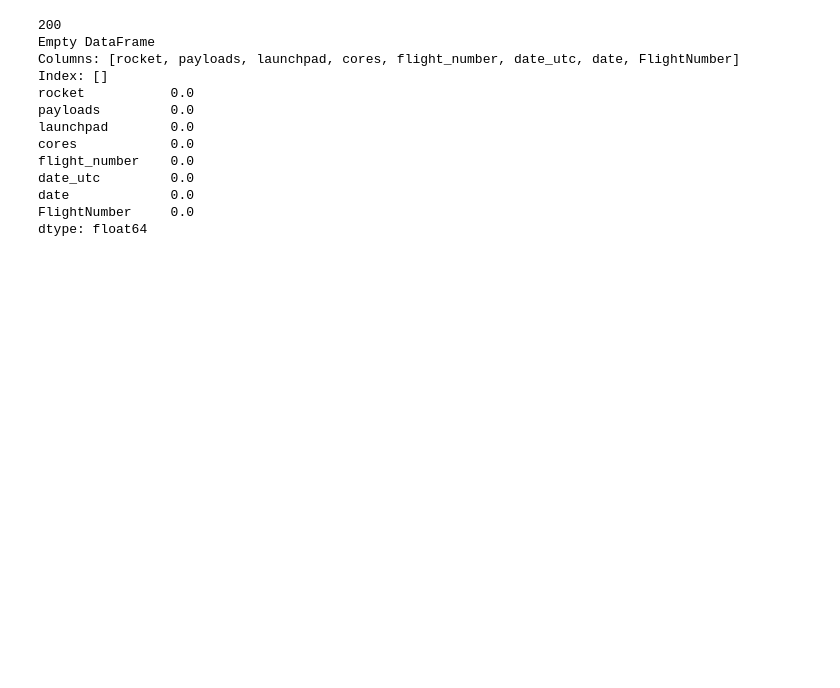
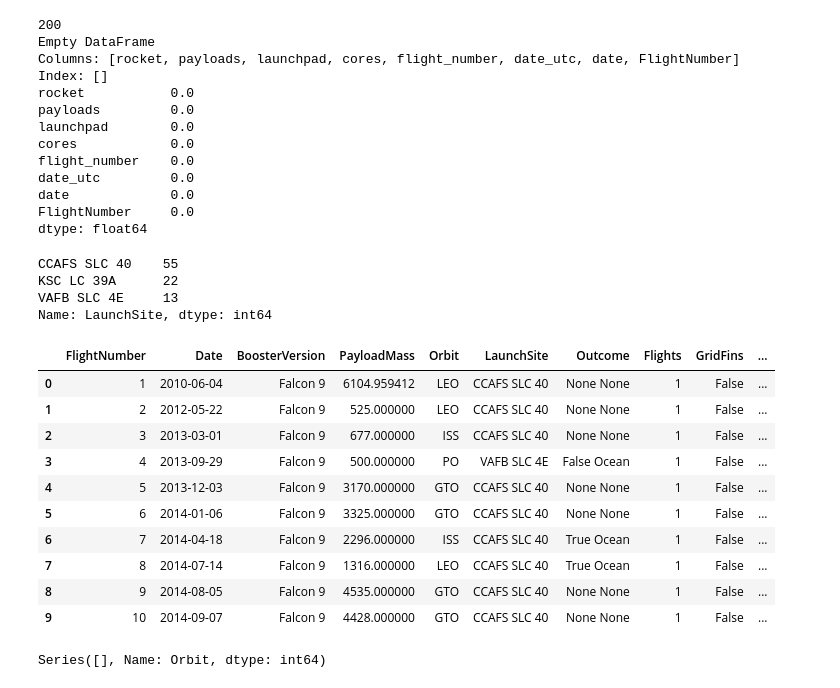
Before and after one commit to lunatrifx/PaulTestRepo, a Jupyter notebook: Paul's IBM Jupyter Notebook.ipynb, the cells around one changed output. Saved outputs shown, nothing was run; the diff lists cells and outputs as text; code cells hidden in the pictures; blank space fills up the shorter version.

```diff
--- a/Paul's IBM Jupyter Notebook.ipynb
+++ b/Paul's IBM Jupyter Notebook.ipynb
@@ -199,0 +203,33 @@ dtype: float64
+# %%
+URL = 'https://cf-courses-data.s3.us.cloud-object-storage.appdomain.cloud/IBM-DS0321EN-SkillsNetwork/datasets/dataset_part_1.csv'
+
+# Read the CSV file from the URL into a DataFrame
+df = pd.read_csv(URL)
+
+# Use value_counts() on a specific column
+column_counts = df['LaunchSite'].value_counts()
+
+# Print the value counts
+print(column_counts)
+
+# this snippet determines early the number of launches at each location
+# %% [output]
+CCAFS SLC 40    55
+KSC LC 39A      22
+VAFB SLC 4E     13
+Name: LaunchSite, dtype: int64
+# %%
+df=pd.read_csv(URL)
+df.head(10)
+# %% [output]
+|  | FlightNumber | Date | BoosterVersion | PayloadMass | Orbit | LaunchSite | Outcome | Flights | GridFins | ... |
+| 0 | 1 | 2010-06-04 | Falcon 9 | 6104.959412 | LEO | CCAFS SLC 40 | None None | 1 | False | ... |
+| 1 | 2 | 2012-05-22 | Falcon 9 | 525.000000 | LEO | CCAFS SLC 40 | None None | 1 | False | ... |
+| 2 | 3 | 2013-03-01 | Falcon 9 | 677.000000 | ISS | CCAFS SLC 40 | None None | 1 | False | ... |
+| 3 | 4 | 2013-09-29 | Falcon 9 | 500.000000 | PO | VAFB SLC 4E | False Ocean | 1 | False | ... |
+| 4 | 5 | 2013-12-03 | Falcon 9 | 3170.000000 | GTO | CCAFS SLC 40 | None None | 1 | False | ... |
+| 5 | 6 | 2014-01-06 | Falcon 9 | 3325.000000 | GTO | CCAFS SLC 40 | None None | 1 | False | ... |
+| 6 | 7 | 2014-04-18 | Falcon 9 | 2296.000000 | ISS | CCAFS SLC 40 | True Ocean | 1 | False | ... |
+| 7 | 8 | 2014-07-14 | Falcon 9 | 1316.000000 | LEO | CCAFS SLC 40 | True Ocean | 1 | False | ... |
+| 8 | 9 | 2014-08-05 | Falcon 9 | 4535.000000 | GTO | CCAFS SLC 40 | None None | 1 | False | ... |
+| 9 | 10 | 2014-09-07 | Falcon 9 | 4428.000000 | GTO | CCAFS SLC 40 | None None | 1 | False | ... |
@@ -199,0 +239,24 @@ dtype: float64
+# %%
+#determining where each launch ended up in terms of orbit
+
+# Read the CSV file into a DataFrame
+df = pd.read_csv(URL)
+
+# Read column for the Orbit
+df['Orbit'] = pd.Series(dtype='object')
+
+# Define the criteria to categorize the launches
+LEO_criteria = ['LEO']  # Example criteria for LEO
+VLEO_criteria = ['VLEO1']  # Example criteria for VLEO
+
+# Categorize the launches based on the criteria
+df.loc[df['LaunchSite'].isin(LEO_criteria), 'Orbit'] = 'LEO'
+df.loc[df['LaunchSite'].isin(VLEO_criteria), 'Orbit'] = 'VLEO'
+
+# Apply value_counts() on the Area_of_Space column
+area_counts = df['Orbit'].value_counts()
+
+# Print the value counts
+print(area_counts)
+# %% [output]
+Series([], Name: Orbit, dtype: int64)
```
Also changed, not shown: parts of 2 cells of this notebook.
